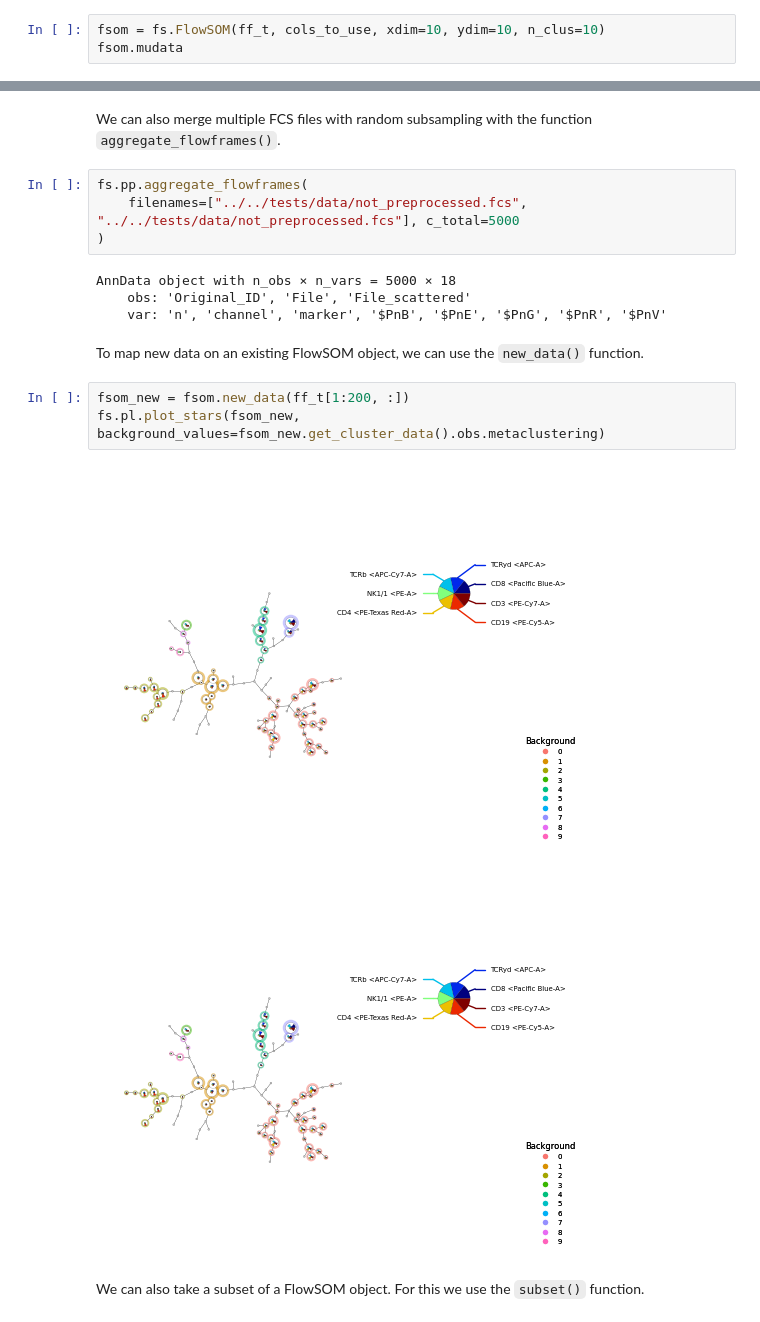
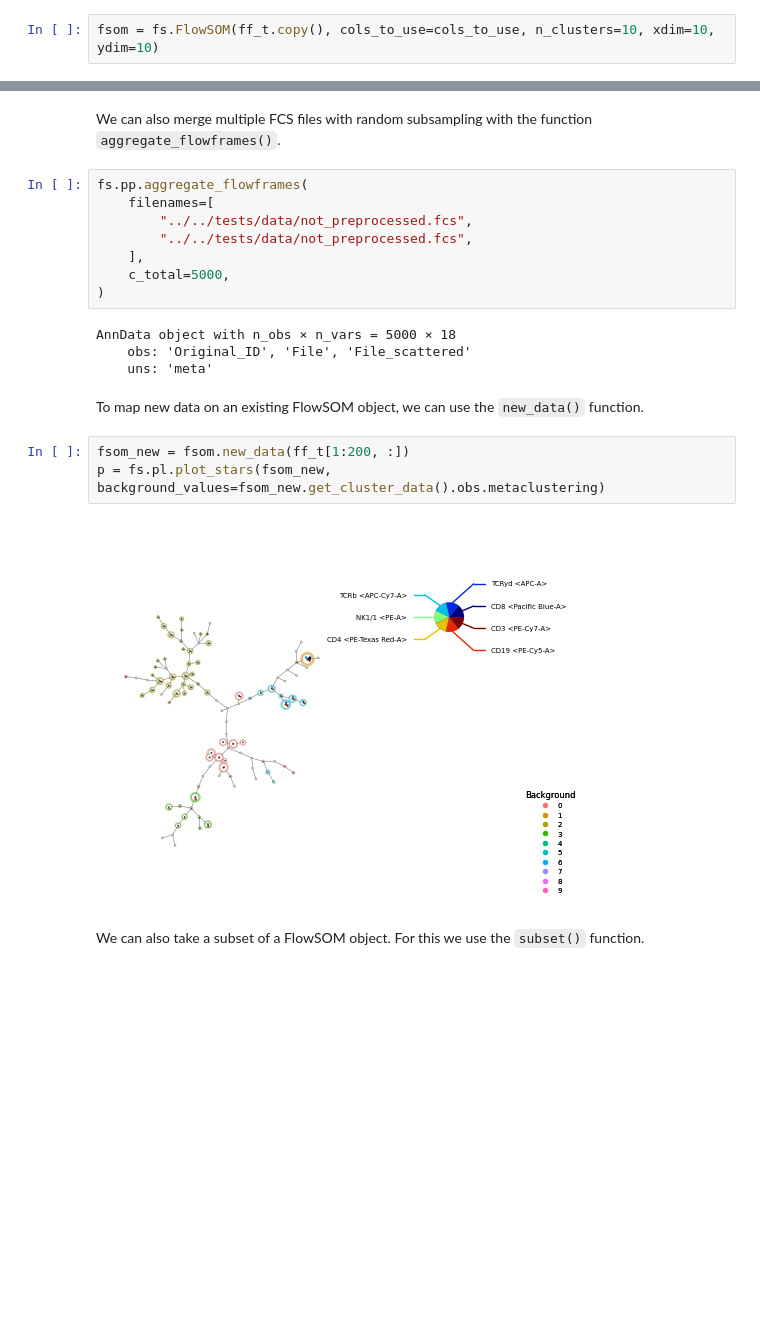
Before and after one commit to saeyslab/FlowSOM_Python, a Jupyter notebook: docs/notebooks/example.ipynb, the cells around one changed output, grey strips where cells are left out. Saved outputs shown, nothing was run; the diff lists cells and outputs as text; blank space fills up the shorter version.

```diff
--- a/docs/notebooks/example.ipynb
+++ b/docs/notebooks/example.ipynb
@@ -97,6 +105,5 @@ cluster the data with a 10 x 10 SOM grid and 10 metaclusters. Notice that due to
 just-in-time compilation of numba, the first run of FlowSOM can take a while and
 the subsequent runs will be much faster.
 # %%
-fsom = fs.FlowSOM(ff_t, cols_to_use, xdim=10, ydim=10, n_clus=10)
-fsom.mudata
+fsom = fs.FlowSOM(ff_t.copy(), cols_to_use=cols_to_use, n_clusters=10, xdim=10, ydim=10)
 # %% [output]
@@ -302,20 +362,23 @@ We can also merge multiple FCS files with random subsampling
 with the function `aggregate_flowframes()`.
 # %%
 fs.pp.aggregate_flowframes(
-    filenames=["../../tests/data/not_preprocessed.fcs", "../../tests/data/not_preprocessed.fcs"], c_total=5000
+    filenames=[
+        "../../tests/data/not_preprocessed.fcs",
+        "../../tests/data/not_preprocessed.fcs",
+    ],
+    c_total=5000,
 )
 # %% [output]
 AnnData object with n_obs × n_vars = 5000 × 18
     obs: 'Original_ID', 'File', 'File_scattered'
-    var: 'n', 'channel', 'marker', '$PnB', '$PnE', '$PnG', '$PnR', '$PnV'
+    uns: 'meta'
 # %% [markdown]
 To map new data on an existing FlowSOM object, we can use the `new_data()` function.
 # %%
 fsom_new = fsom.new_data(ff_t[1:200, :])
-fs.pl.plot_stars(fsom_new, background_values=fsom_new.get_cluster_data().obs.metaclustering)
+p = fs.pl.plot_stars(fsom_new, background_values=fsom_new.get_cluster_data().obs.metaclustering)
 # %% [output]
-[figure, old version]
+[figure, new version]
-[figure, removed]
 # %% [markdown]
 We can also take a subset of a FlowSOM object. For this we use the `subset()` function.
 # %%
```
Also changed, not shown: parts of 27 cells of this notebook.
